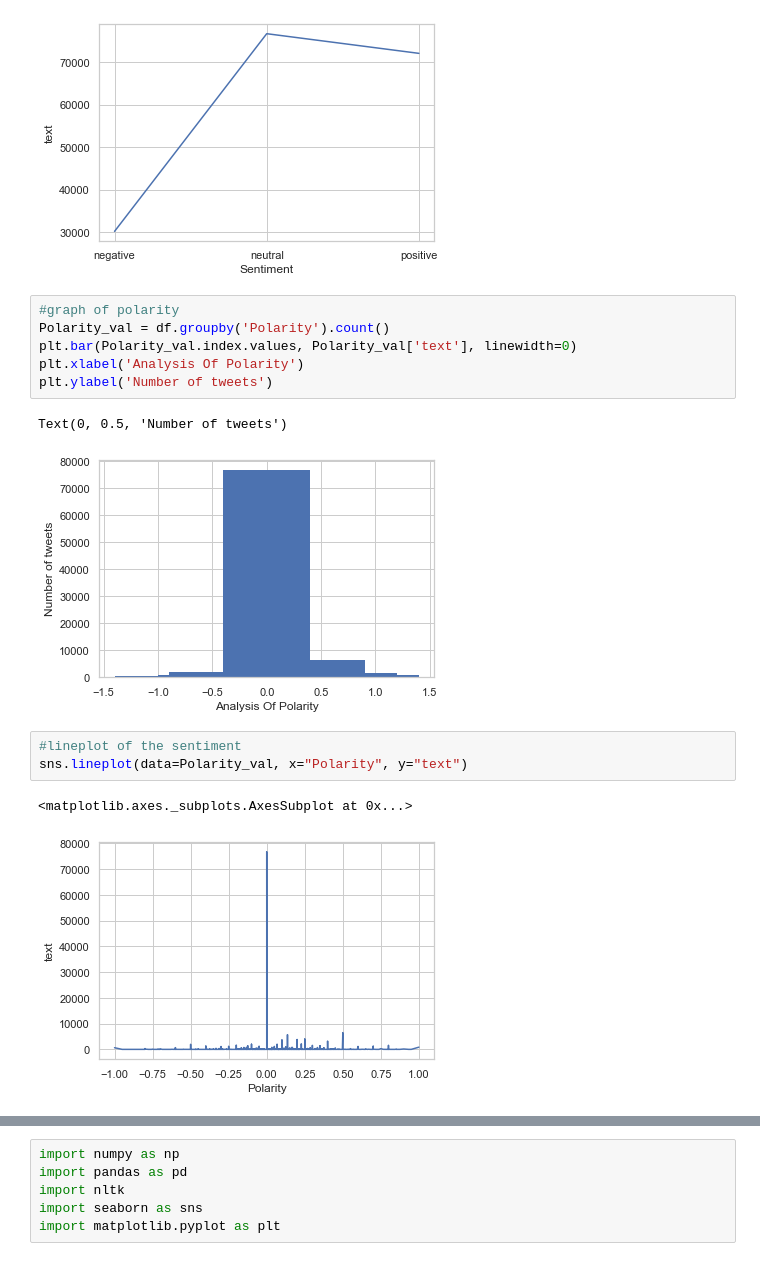
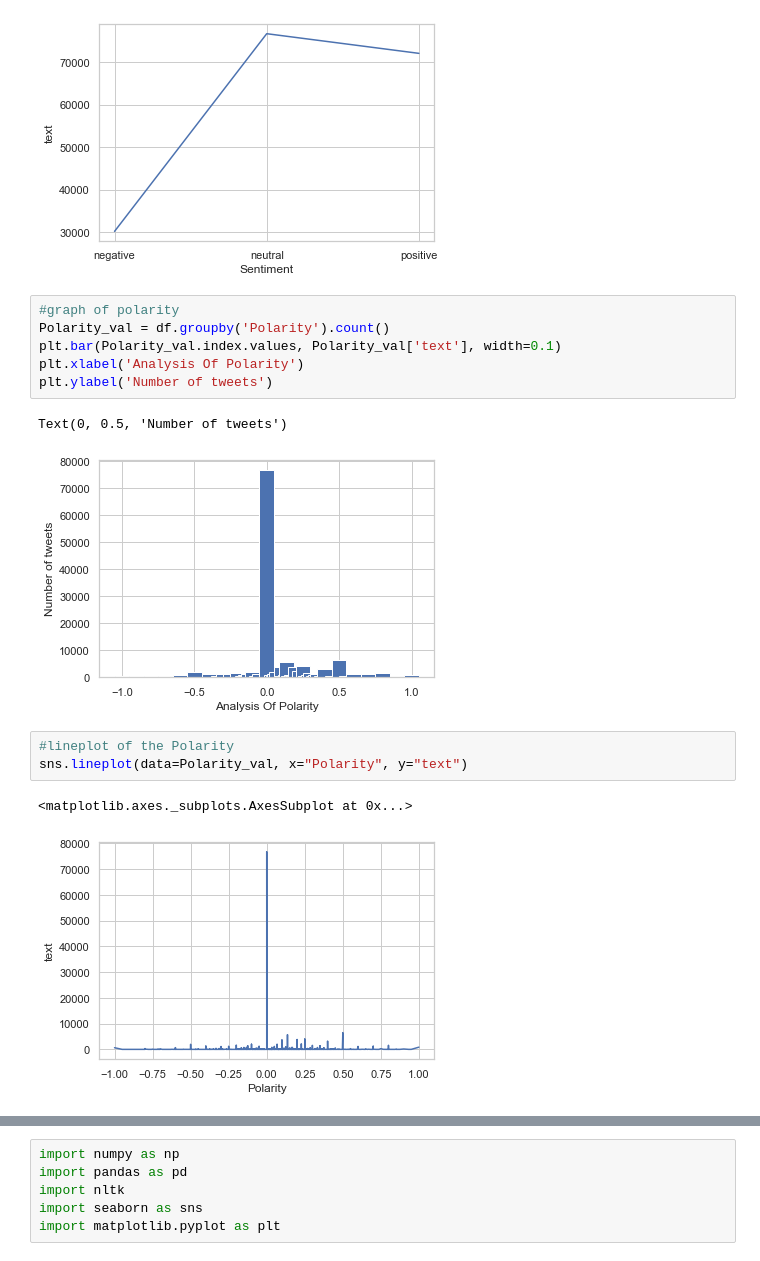
Before and after one commit to piyushjha0409/Sentimental-Analysis, a Jupyter notebook: main.ipynb, the cells around one changed output, grey strips where cells are left out. Drawn from its saved outputs; the diff is of its cells as text.

```diff
--- a/main.ipynb
+++ b/main.ipynb
@@ -353,14 +353,14 @@ sns.lineplot(data=Sentimental_val, x="Sentiment", y="text")
 # %%
 #graph of polarity
 Polarity_val = df.groupby('Polarity').count()
-plt.bar(Polarity_val.index.values, Polarity_val['text'], linewidth=0)
+plt.bar(Polarity_val.index.values, Polarity_val['text'], width=0.1)
 plt.xlabel('Analysis Of Polarity')
 plt.ylabel('Number of tweets')
 # %% [output]
 Text(0, 0.5, 'Number of tweets')
-[figure, old version]
+[figure, new version]
 # %%
-#lineplot of the sentiment
+#lineplot of the Polarity
 sns.lineplot(data=Polarity_val, x="Polarity", y="text")
 # %% [output]
 <matplotlib.axes._subplots.AxesSubplot at 0x...>
```
Also changed, not shown: parts of 6 cells of this notebook, 14 other files.
